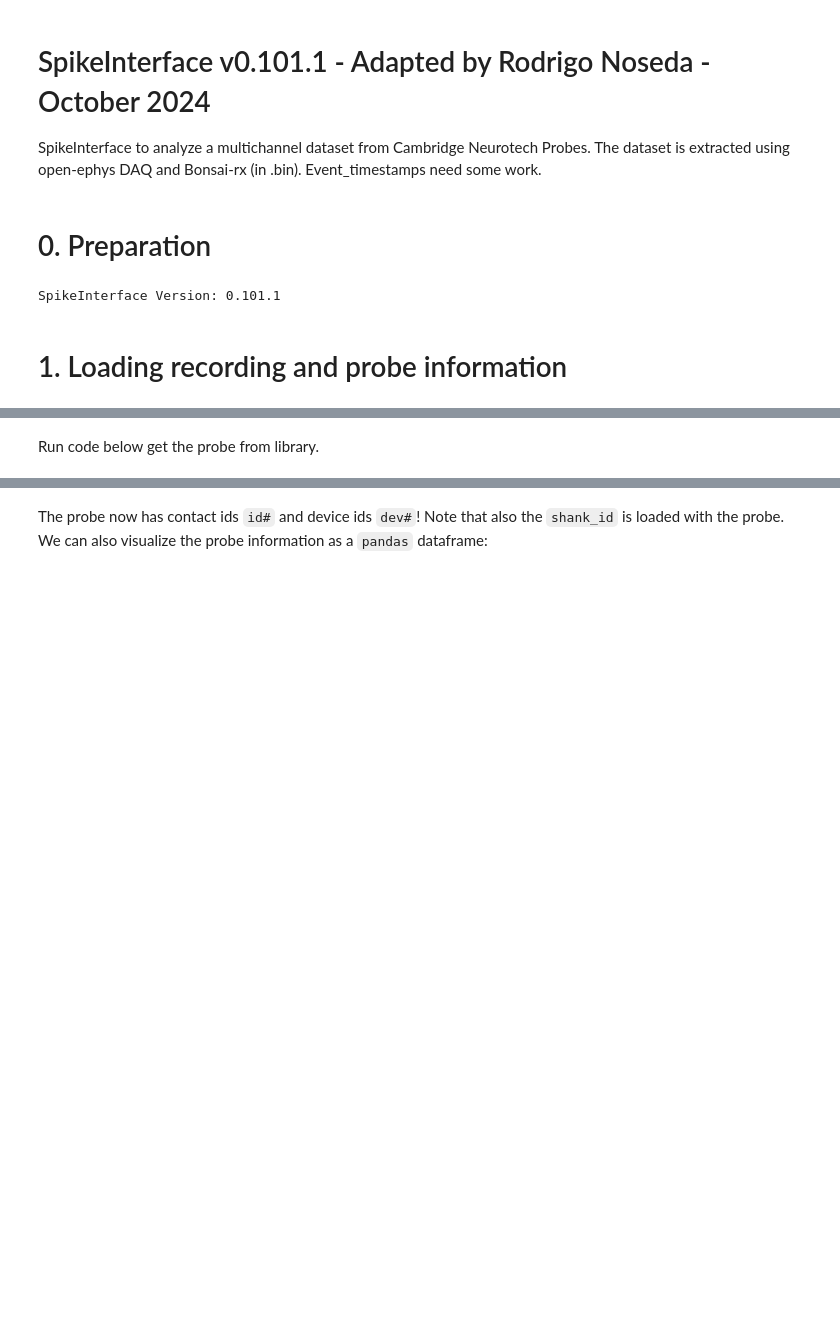
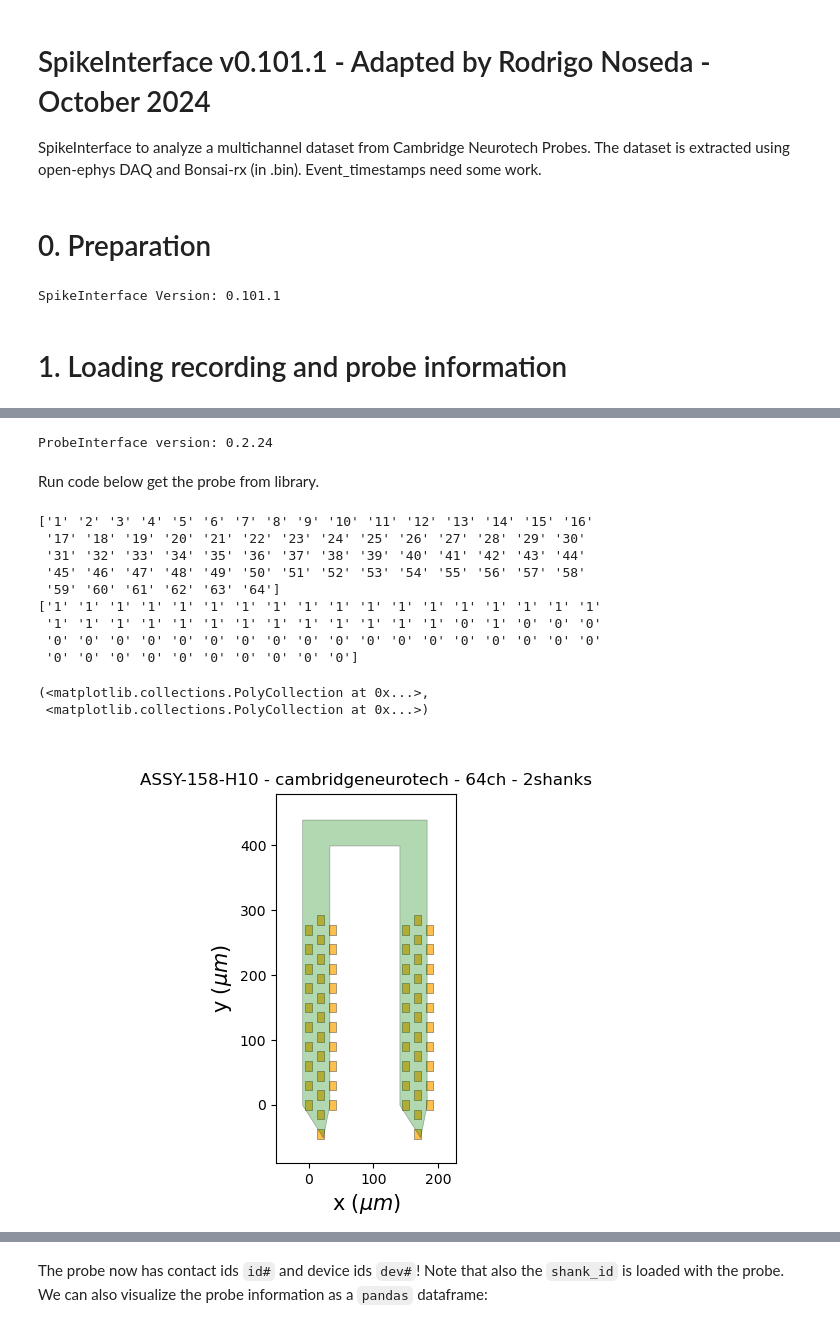
Before and after one commit to rnoseda/spikeinterface, a Jupyter notebook: tutorial_11-23/SpikeInterface_RN_241003.ipynb, the cells around one changed output, grey strips where cells are left out. Cells and saved outputs as stored; diff of their text form; code cells hidden in the pictures; blank space fills up the shorter version.

```diff
--- a/tutorial_11-23/SpikeInterface_RN_241003.ipynb
+++ b/tutorial_11-23/SpikeInterface_RN_241003.ipynb
@@ -89,2 +61,12 @@ print(f"ProbeInterface version: {pi.__version__}")
+# %%
+import probeinterface as pi
+from probeinterface.plotting import plot_probe
+print(f"ProbeInterface version: {pi.__version__}")
+manufacturer = 'cambridgeneurotech'
+probe_name = 'ASSY-158-H10'
+#probe_name = 'ASSY-158-F'
+#probe_name = 'ASSY-158-H6'
+# %% [output]
+ProbeInterface version: 0.2.24
 # %% [markdown]
 Run code below get the probe from library.
@@ -108,0 +73,19 @@ plot_probe(probeF64, with_channel_index=True, with_device_index=True, with_conta
+# %%
+#probeF64 = pi.get_probe(manufacturer='cambridgeneurotech', probe_name= 'ASSY-158-F')#probe object from library comes with contact and shank info.
+probeH10 = pi.get_probe(manufacturer, probe_name)
+print(probeH10.contact_ids)
+print(probeH10.shank_ids)
+plot_probe(probeH10)
+# %% [output]
+['1' '2' '3' '4' '5' '6' '7' '8' '9' '10' '11' '12' '13' '14' '15' '16'
+ '17' '18' '19' '20' '21' '22' '23' '24' '25' '26' '27' '28' '29' '30'
+ '31' '32' '33' '34' '35' '36' '37' '38' '39' '40' '41' '42' '43' '44'
+ '45' '46' '47' '48' '49' '50' '51' '52' '53' '54' '55' '56' '57' '58'
+ '59' '60' '61' '62' '63' '64']
+['1' '1' '1' '1' '1' '1' '1' '1' '1' '1' '1' '1' '1' '1' '1' '1' '1' '1'
+ '1' '1' '1' '1' '1' '1' '1' '1' '1' '1' '1' '1' '1' '0' '1' '0' '0' '0'
+ '0' '0' '0' '0' '0' '0' '0' '0' '0' '0' '0' '0' '0' '0' '0' '0' '0' '0'
+ '0' '0' '0' '0' '0' '0' '0' '0' '0' '0']
+(<matplotlib.collections.PolyCollection at 0x...>,
+ <matplotlib.collections.PolyCollection at 0x...>)
+[figure, added]
```
Also changed, not shown: parts of 23 cells of this notebook, 1 other file.
